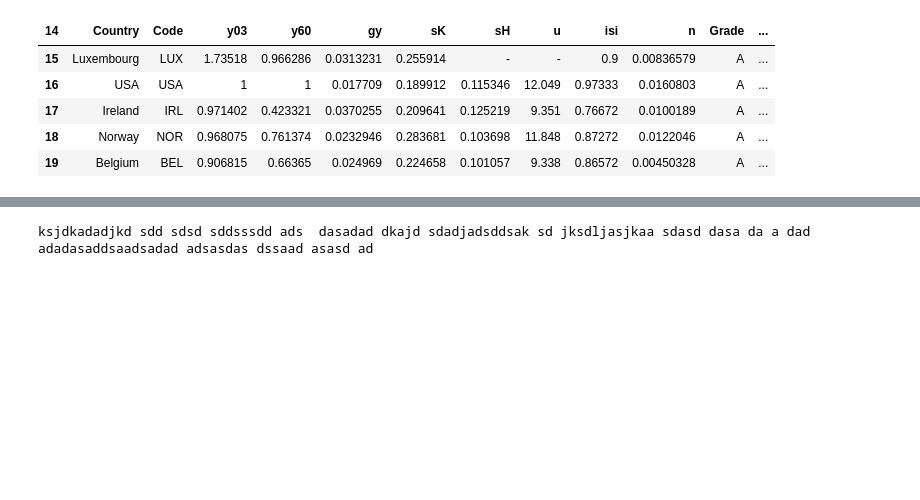
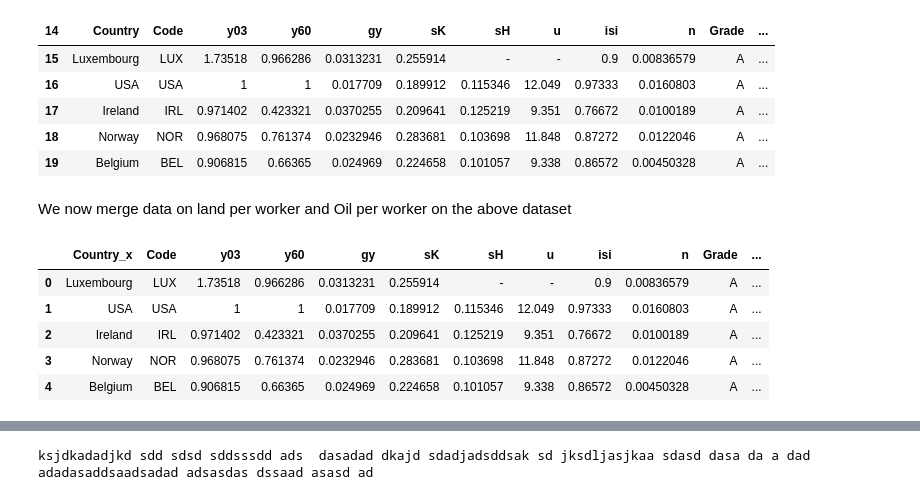
Before and after one commit to NumEconCopenhagen/projects-2019-ccl, a Jupyter notebook: modelproject/modelproject.ipynb, the cells around one changed output, grey strips where cells are left out. Cells and saved outputs as stored; diff of their text form; code cells hidden in the pictures; blank space fills up the shorter version.

```diff
--- a/modelproject/modelproject.ipynb
+++ b/modelproject/modelproject.ipynb
@@ -45,4 +45,20 @@ data.head()
 | 17 | Ireland | IRL | 0.971402 | 0.423321 | 0.0370255 | 0.209641 | 0.125219 | 9.351 | 0.76672 | 0.0100189 | A | ... |
 | 18 | Norway | NOR | 0.968075 | 0.761374 | 0.0232946 | 0.283681 | 0.103698 | 11.848 | 0.87272 | 0.0122046 | A | ... |
 | 19 | Belgium | BEL | 0.906815 | 0.66365 | 0.024969 | 0.224658 | 0.101057 | 9.338 | 0.86572 | 0.00450328 | A | ... |
+# %% [markdown]
+We now merge data on land per worker and Oil per worker on the above dataset
+# %%
+datapath1 = "Dataset/"
+data1 = pd.read_excel(datapath1 + "Natural_resources_the_world_bank.xlsx")
+
+data3 = pd.merge(data, data1, on="Code")
+
+data3.head()
+# %% [output]
+|  | Country_x | Code | y03 | y60 | gy | sK | sH | u | isi | n | Grade | ... |
+| 0 | Luxembourg | LUX | 1.73518 | 0.966286 | 0.0313231 | 0.255914 | - | - | 0.9 | 0.00836579 | A | ... |
+| 1 | USA | USA | 1 | 1 | 0.017709 | 0.189912 | 0.115346 | 12.049 | 0.97333 | 0.0160803 | A | ... |
+| 2 | Ireland | IRL | 0.971402 | 0.423321 | 0.0370255 | 0.209641 | 0.125219 | 9.351 | 0.76672 | 0.0100189 | A | ... |
+| 3 | Norway | NOR | 0.968075 | 0.761374 | 0.0232946 | 0.283681 | 0.103698 | 11.848 | 0.87272 | 0.0122046 | A | ... |
+| 4 | Belgium | BEL | 0.906815 | 0.66365 | 0.024969 | 0.224658 | 0.101057 | 9.338 | 0.86572 | 0.00450328 | A | ... |
 # %%
```
Also changed, not shown: parts of 2 cells of this notebook, 2 other files.
